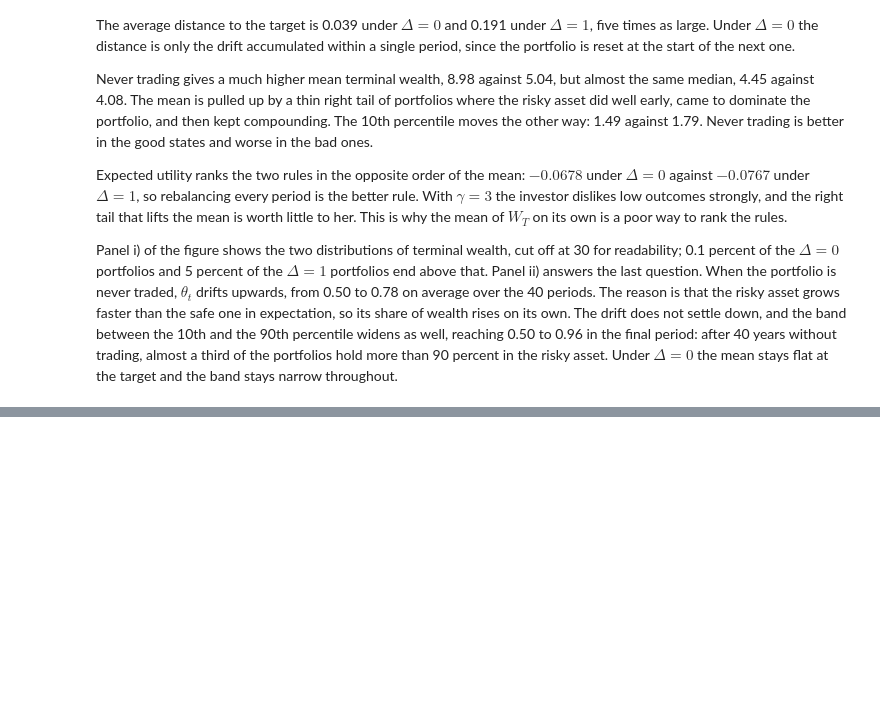
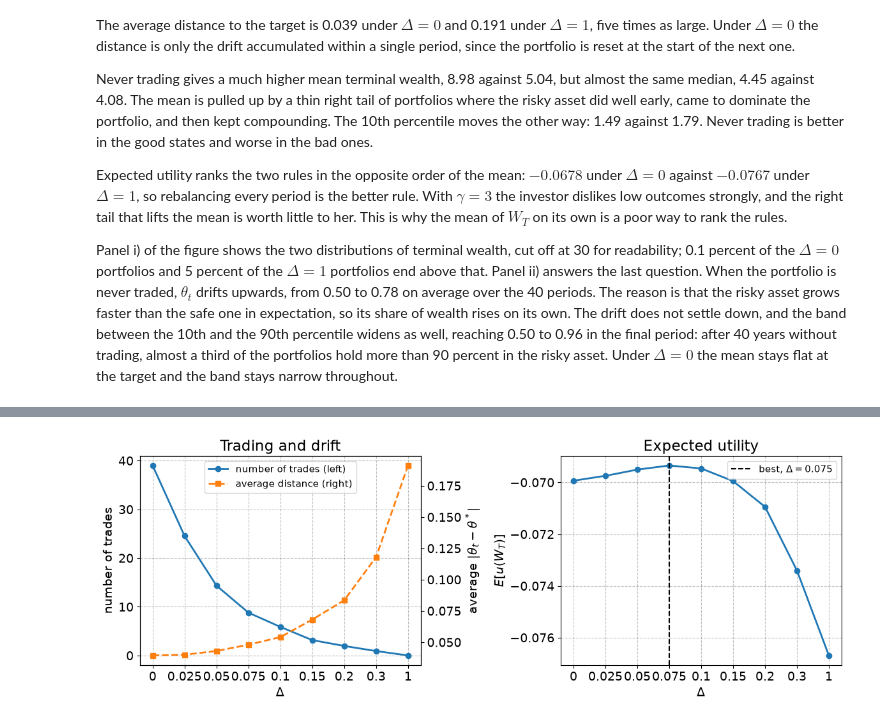
Before and after one commit to NumEconCopenhagen/projects-2025-jvb, a Jupyter notebook: 03_examproject/Examproject.ipynb, the cells around one changed output, grey strips where cells are left out. Saved outputs shown, nothing was run; the diff lists cells and outputs as text; code cells hidden in the pictures; blank space fills up the shorter version.

```diff
--- a/03_examproject/Examproject.ipynb
+++ b/03_examproject/Examproject.ipynb
@@ -405,0 +491,47 @@ and the band stays narrow throughout.
+# %%
+def plot_bands(band):
+
+    # a. collect the numbers
+    Deltas = list(band.keys())
+    x = np.arange(len(Deltas))
+    trades = np.array([band[D].sim.res.trades for D in Deltas])
+    distance = np.array([band[D].sim.res.distance for D in Deltas])
+    utility = np.array([band[D].sim.res.utility for D in Deltas])
+    i_best = np.argmax(utility)
+
+    fig = plt.figure(figsize=(12,4.5))
+
+    # b. trades and the distance to the target
+    ax = fig.add_subplot(1,2,1)
+    ax.plot(x,trades,'o-',lw=2,color=colors[0],label='number of trades (left)')
+    ax.set_ylabel('number of trades')
+    ax.set_xlabel(r'$\Delta$')
+    ax.set_title('Trading and drift')
+    ax.set_xticks(x)
+    ax.set_xticklabels([f'{D:g}' for D in Deltas])
+
+    ax_r = ax.twinx()
+    ax_r.plot(x,distance,'s--',lw=2,color=colors[1],label='average distance (right)')
+    ax_r.set_ylabel(r'average $|\theta_t-\theta^*|$')
+    ax_r.grid(False)
+
+    lines = ax.get_lines() + ax_r.get_lines()
+    ax.legend(lines,[l.get_label() for l in lines],loc='upper center',fontsize=11)
+
+    # c. expected utility
+    ax = fig.add_subplot(1,2,2)
+    ax.plot(x,utility,'o-',lw=2,color=colors[0])
+    ax.axvline(x[i_best],ls='--',lw=1.5,color='black',label=f'best, $\\Delta = {Deltas[i_best]:g}$')
+    ax.set_ylabel('$E[u(W_T)]$')
+    ax.set_xlabel(r'$\Delta$')
+    ax.set_title('Expected utility')
+    ax.set_xticks(x)
+    ax.set_xticklabels([f'{D:g}' for D in Deltas])
+    ax.legend(fontsize=11)
+
+    fig.tight_layout()
+    plt.show()
+
+plot_bands(band)
+# %% [output]
+[figure, added]
```
Also changed, not shown: parts of 6 cells of this notebook.
